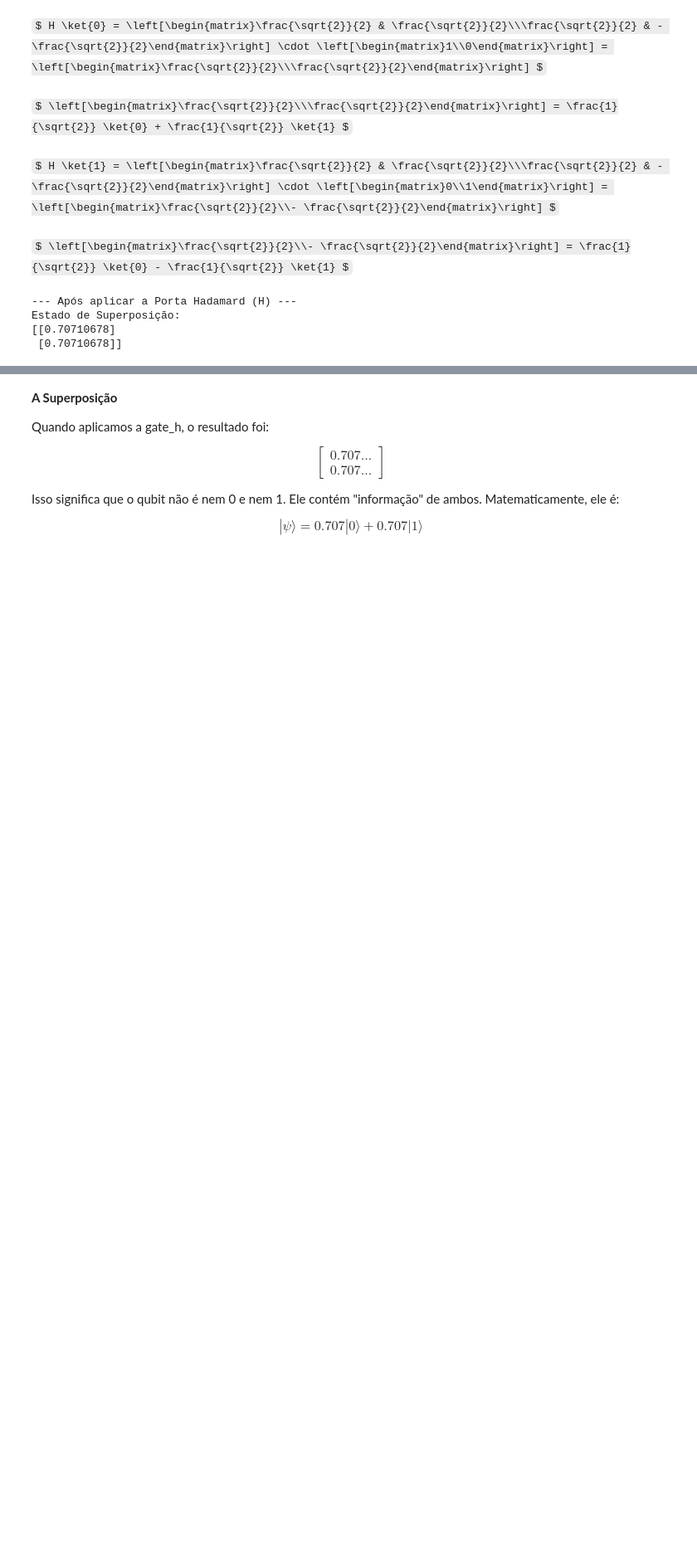
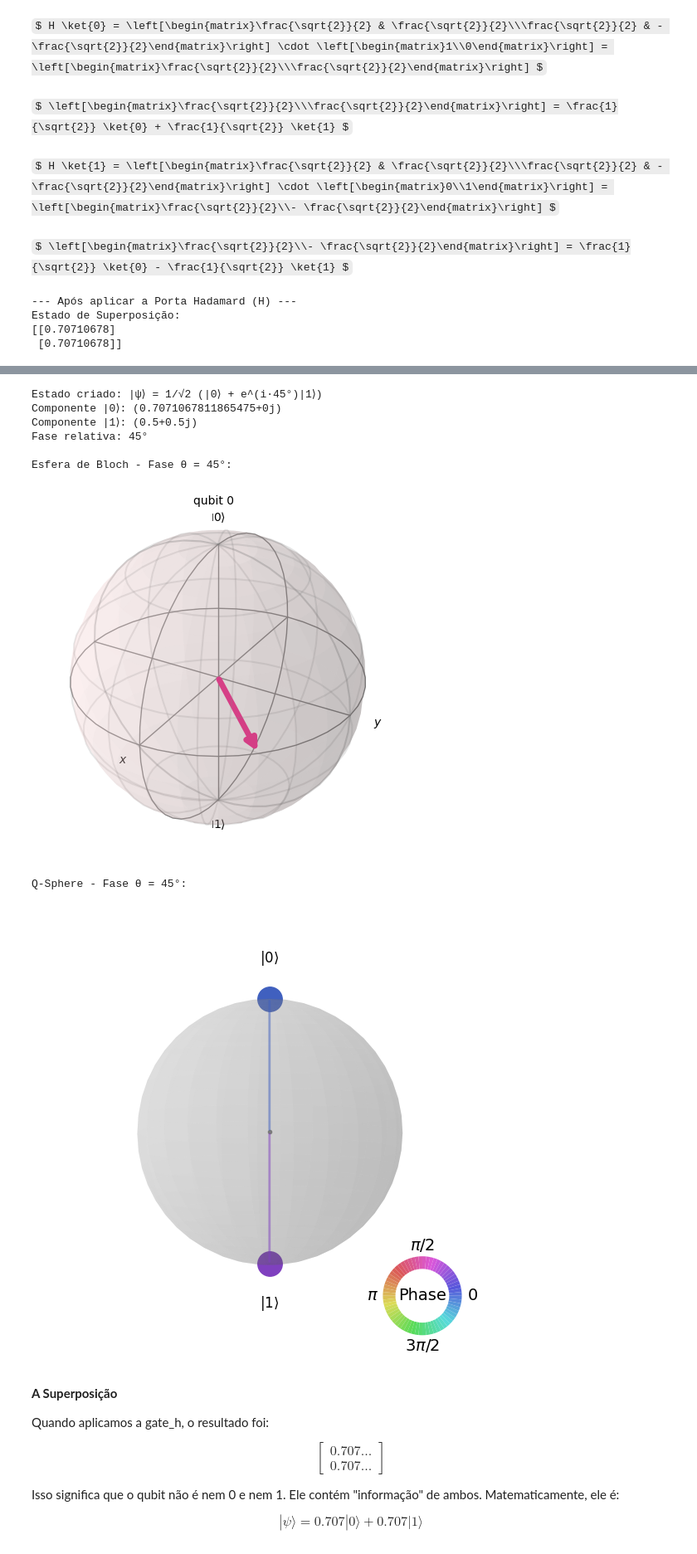
Before and after one commit to maxwellamaral/quantum, a Jupyter notebook: notebooks/00-math.ipynb, the cells around one changed output, grey strips where cells are left out. Shown at 83% size. Drawn from its saved outputs; the diff is of its cells as text; code cells hidden in the pictures; some formulas as TeX source; blank space fills up the shorter version.

```diff
--- a/notebooks/00-math.ipynb
+++ b/notebooks/00-math.ipynb
@@ -211,3 +500,36 @@ Estado de Superposição:
+# %%
+# Experimente diferentes valores de theta (em graus)
+theta_graus = 45  # Modifique este valor: 0, 45, 90, 135, 180, 225, 270, 315...
+theta_rad = np.deg2rad(theta_graus)
+
+# Criar estado com fase customizada
+estado_custom = Statevector([1/np.sqrt(2), np.exp(1j * theta_rad)/np.sqrt(2)])
+
+# Mostrar o estado matematicamente
+print(f"Estado criado: |ψ⟩ = 1/√2 (|0⟩ + e^(i·{theta_graus}°)|1⟩)")
+print(f"Componente |0⟩: {estado_custom.data[0]}")
+print(f"Componente |1⟩: {estado_custom.data[1]}")
+print(f"Fase relativa: {theta_graus}°\n")
+
+# Visualizar na Esfera de Bloch
+print(f"Esfera de Bloch - Fase θ = {theta_graus}°:")
+plot_bloch_multivector(estado_custom)
+plt.show()
+
+# Visualizar no Q-Sphere
+print(f"\nQ-Sphere - Fase θ = {theta_graus}°:")
+plot_state_qsphere(estado_custom)
+plt.show()
+# %% [output]
+Estado criado: |ψ⟩ = 1/√2 (|0⟩ + e^(i·45°)|1⟩)
+Componente |0⟩: (0.7071067811865475+0j)
+Componente |1⟩: (0.5+0.5j)
+Fase relativa: 45°
+
+Esfera de Bloch - Fase θ = 45°:
+[figure, added]
+Q-Sphere - Fase θ = 45°:
+[figure, added]
 # %% [markdown]
 **A Superposição**
 
```
Also changed, not shown: parts of 24 cells of this notebook.
